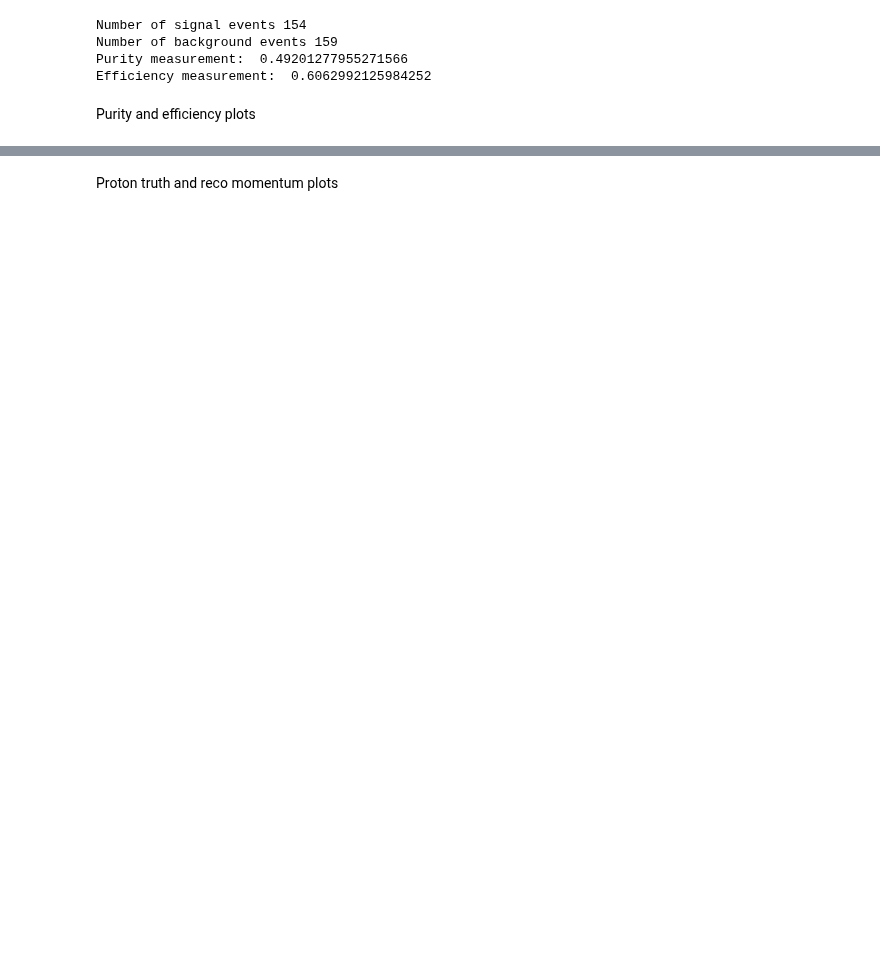
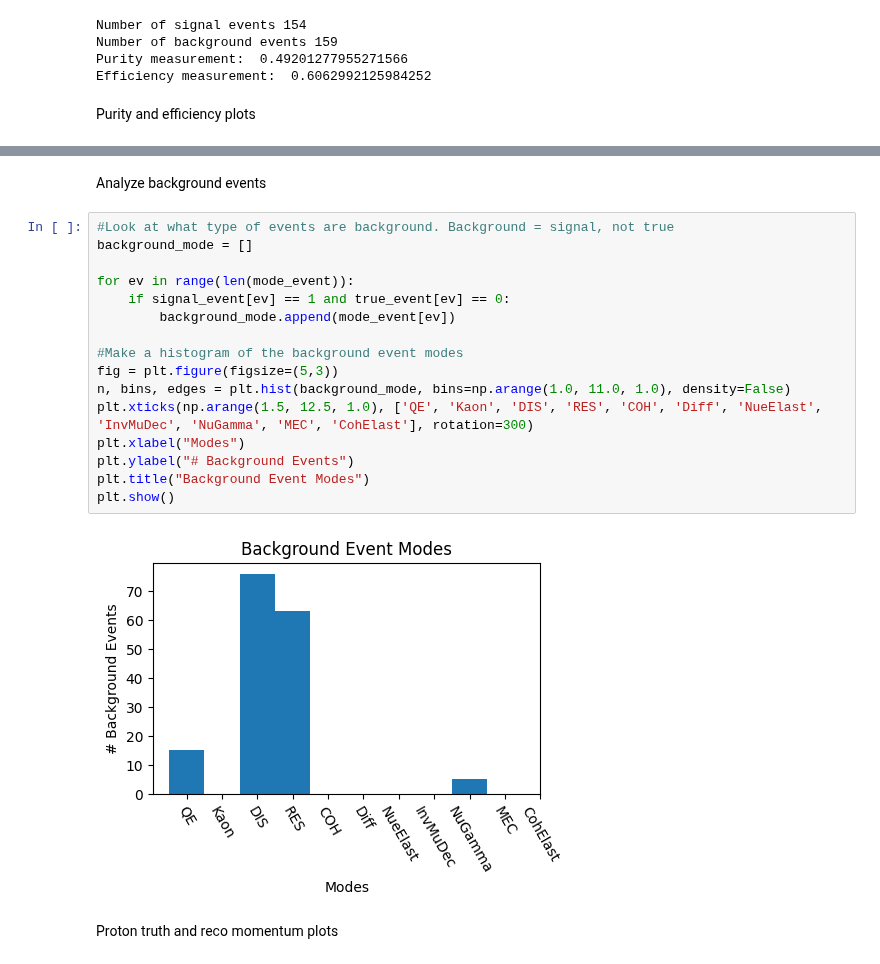
Before and after one commit to ZaeMoore/2x2_CAF, a Jupyter notebook: purity_efficiency/purity_efficiency.ipynb, the cells around one changed output, grey strips where cells are left out. Cells and saved outputs as stored; diff of their text form; blank space fills up the shorter version.

```diff
--- a/purity_efficiency/purity_efficiency.ipynb
+++ b/purity_efficiency/purity_efficiency.ipynb
@@ -467,3 +463,23 @@ print(df)
+# %% [markdown]
+Analyze background events
+# %%
+#Look at what type of events are background. Background = signal, not true
+background_mode = []
+
+for ev in range(len(mode_event)):
+    if signal_event[ev] == 1 and true_event[ev] == 0:
+        background_mode.append(mode_event[ev])
+
+#Make a histogram of the background event modes
+fig = plt.figure(figsize=(5,3))
+n, bins, edges = plt.hist(background_mode, bins=np.arange(1.0, 11.0, 1.0), density=False)
+plt.xticks(np.arange(1.5, 12.5, 1.0), ['QE', 'Kaon', 'DIS', 'RES', 'COH', 'Diff', 'NueElast', 'InvMuDec', 'NuGamma', 'MEC', 'CohElast'], rotation=300)
+plt.xlabel("Modes")
+plt.ylabel("# Background Events")
+plt.title("Background Event Modes")
+plt.show()
+# %% [output]
+[figure, added]
 # %% [markdown]
 Proton truth and reco momentum plots
 # %%
```
Also changed, not shown: parts of 4 cells of this notebook.
